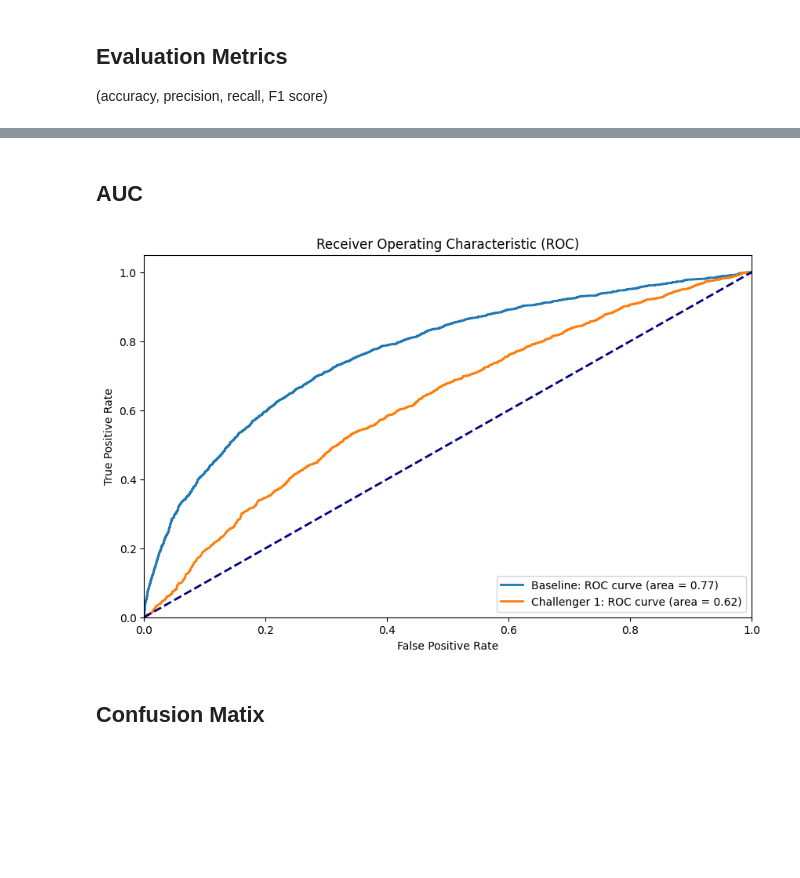
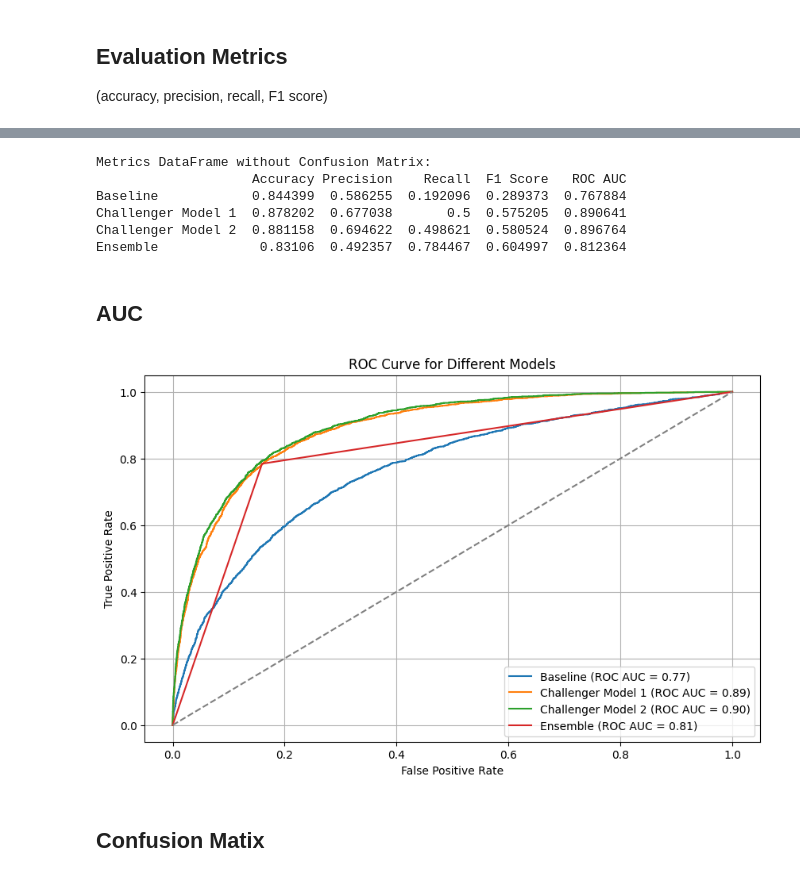
Before and after one commit to kclzl-nus/Detect-Fraudulent-Bank-Accounts, a Jupyter notebook: notebooks/main.ipynb, the cells around one changed output, grey strips where cells are left out. Drawn from its saved outputs; the diff is of its cells as text; code cells hidden in the pictures; blank space fills up the shorter version.

```diff
--- a/notebooks/main.ipynb
+++ b/notebooks/main.ipynb
@@ -357,24 +493,0 @@ cm2_y_test = y_test_FE
-# %%
-## Import trained model
-with open('../models/challenger_model_2.pkl', 'rb') as file:
-    challenger_model2 = pickle.load(file)
-
-## Use the trained model to make predictions on the test set
-cm2_pred = challenger_model2.predict(cm2_y_test)
-
-## Evaluate the performance of the baseline_model
-# Compute accuracy
-cm2_accuracy = accuracy_score(cm2_y_test, cm2_pred)
-# Compute precision
-cm2_precision = precision_score(cm2_y_test, cm2_pred)
-# Compute recall
-cm2_recall = recall_score(cm2_y_test, cm2_pred)
-# Compute F1 score
-cm2_f1 = f1_score(cm2_y_test, cm2_pred)
-
-# Compute ROC curve and AUC
-cm2_fpr, cm2_tpr, cm2_thresholds = roc_curve(cm2_y_test, challenger_model2.predict_proba(cm2_y_test)[:,1])
-cm2_roc_auc = auc(cm2_fpr, cm2_tpr)
-
-# Compute confusion matrix
-cm2_conf_matrix = confusion_matrix(cm2_y_test, cm2_pred)
@@ -435,20 +591,39 @@ metrics_df
+# %%
+# Convert to DataFrame
+metrics_df = pd.DataFrame(evaluation_metrics).T
+
+# Drop the 'Confusion Matrix' column
+metrics_df_no_confusion = metrics_df.drop(columns=['Confusion Matrix','tpr','fpr'])
+
+# Print the DataFrame without confusion matrix
+print("Metrics DataFrame without Confusion Matrix:")
+print(pd.DataFrame(metrics_df_no_confusion))
+print()
+# %% [output]
+Metrics DataFrame without Confusion Matrix:
+                    Accuracy Precision    Recall  F1 Score   ROC AUC
+Baseline            0.844399  0.586255  0.192096  0.289373  0.767884
+Challenger Model 1  0.878202  0.677038       0.5  0.575205  0.890641
+Challenger Model 2  0.881158  0.694622  0.498621  0.580524  0.896764
+Ensemble             0.83106  0.492357  0.784467  0.604997  0.812364
 # %% [markdown]
 ## AUC
-# %%
-plt.figure(figsize=(10, 6))
-plt.plot(bm_fpr, bm_tpr, lw=2, label='Baseline: ROC curve (area = %0.2f)' % bm_roc_auc)
-plt.plot(cm1_fpr, cm1_tpr, lw=2, label='Challenger 1: ROC curve (area = %0.2f)' % cm1_roc_auc)
-# plt.plot(cm2_fpr, cm2_tpr, lw=2, label='Challenger 2: ROC curve (area = %0.2f)' % cm2_roc_auc)
-# plt.plot(em_fpr, em_tpr, lw=2, label='Ensemble: ROC curve (area = %0.2f)' % em_roc_auc)
-plt.plot([0, 1], [0, 1], color='navy', lw=2, linestyle='--')
-plt.xlim([0.0, 1.0])
-plt.ylim([0.0, 1.05])
-plt.xlabel('False Positive Rate')
-plt.ylabel('True Positive Rate')
-plt.title('Receiver Operating Characteristic (ROC)')
-plt.legend(loc="lower right")
-plt.show()
-# %% [output]
-[figure, removed]
+# %%
+plt.figure(figsize=(10, 6))
+for model_name, metrics in evaluation_metrics.items():
+    fpr = metrics['fpr']
+    tpr = metrics['tpr']
+    roc_auc = metrics['ROC AUC']
+    plt.plot(fpr, tpr, label=model_name + f' (ROC AUC = {roc_auc:.2f})')
+
+plt.plot([0, 1], [0, 1], linestyle='--', color='gray')
+plt.xlabel('False Positive Rate')
+plt.ylabel('True Positive Rate')
+plt.title('ROC Curve for Different Models')
+plt.legend(loc='lower right')
+plt.grid(True)
+plt.show()
+# %% [output]
+[figure, added]
 # %% [markdown]
 ## Confusion Matix
```
Also changed, not shown: parts of 28 cells of this notebook, 1 other file.
